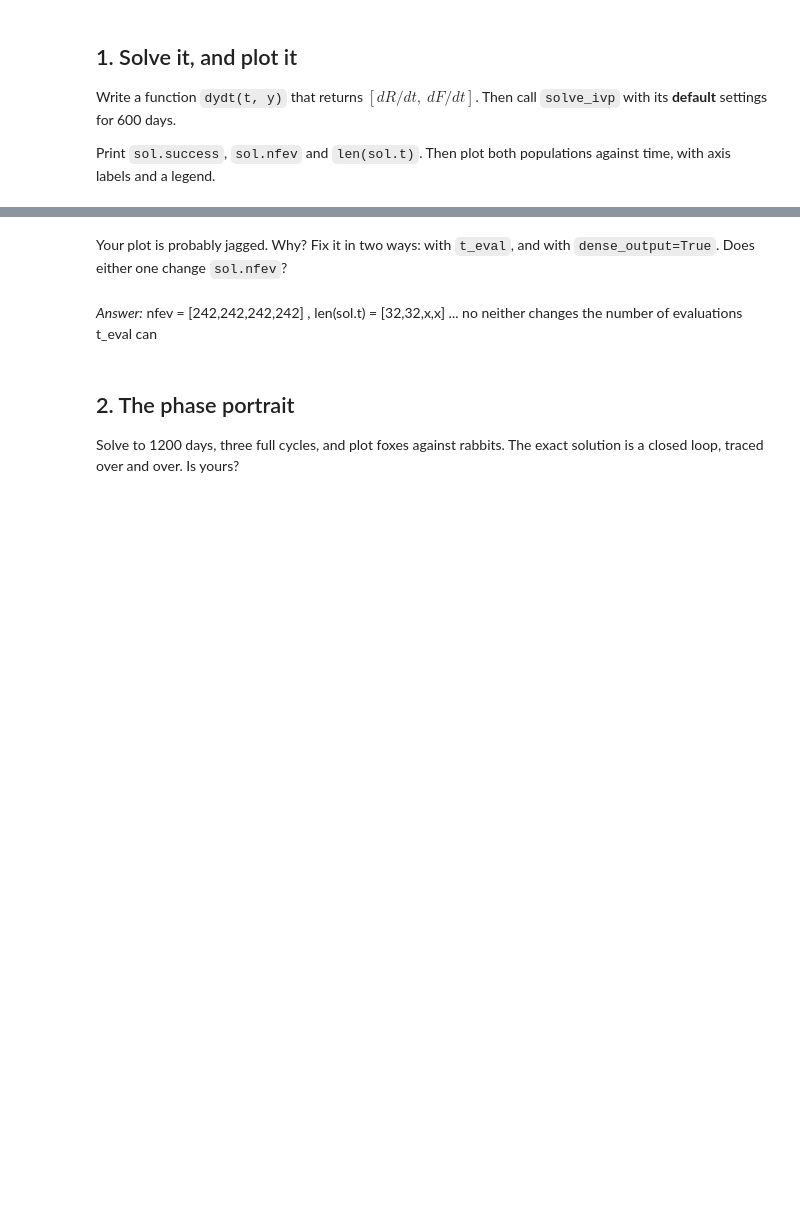
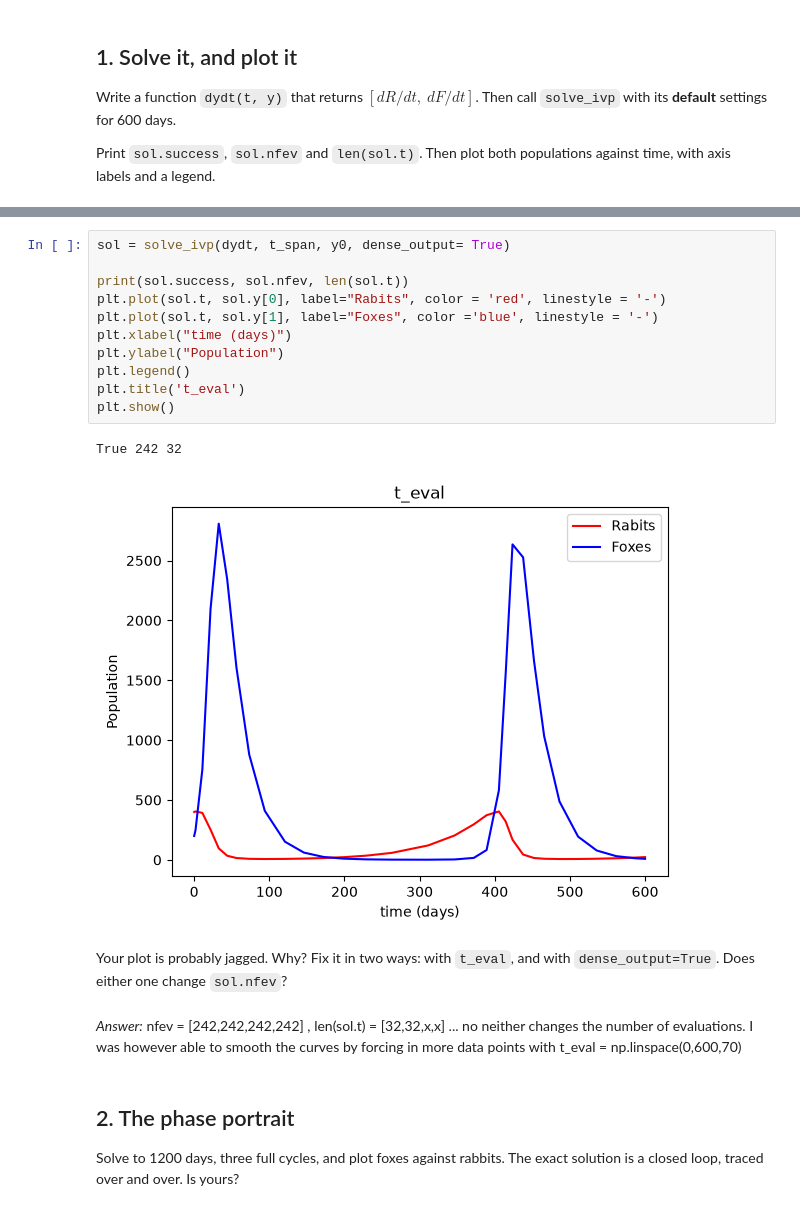
Before and after one commit to mitchellmlibby/differential-equations, a Jupyter notebook: rabbits-and-foxes.ipynb, the cells around one changed output, grey strips where cells are left out. Saved outputs shown, nothing was run; the diff lists cells and outputs as text; blank space fills up the shorter version.

```diff
--- a/rabbits-and-foxes.ipynb
+++ b/rabbits-and-foxes.ipynb
@@ -86,8 +101,22 @@ True 242 70
+# %%
+sol = solve_ivp(dydt, t_span, y0, dense_output= True)
+
+print(sol.success, sol.nfev, len(sol.t))
+plt.plot(sol.t, sol.y[0], label="Rabits", color = 'red', linestyle = '-')
+plt.plot(sol.t, sol.y[1], label="Foxes", color ='blue', linestyle = '-')
+plt.xlabel("time (days)")
+plt.ylabel("Population")
+plt.legend()
+plt.title('t_eval')
+plt.show()
+# %% [output]
+True 242 32
+[figure, added]
 # %% [markdown]
 Your plot is probably jagged. Why? Fix it in two ways: with `t_eval`, and with
 `dense_output=True`. Does either one change `sol.nfev`?
 # %% [markdown]
-*Answer:* nfev = [242,242,242,242] , len(sol.t) = [32,32,x,x] ... no neither changes the number of evaluations t_eval can
+*Answer:* nfev = [242,242,242,242] , len(sol.t) = [32,32,x,x] ... no neither changes the number of evaluations.  I was however able to smooth the curves by forcing in more data points with t_eval = np.linspace(0,600,70)
 # %% [markdown]
 ## 2. The phase portrait
 
```
Also changed, not shown: parts of 5 cells of this notebook.
